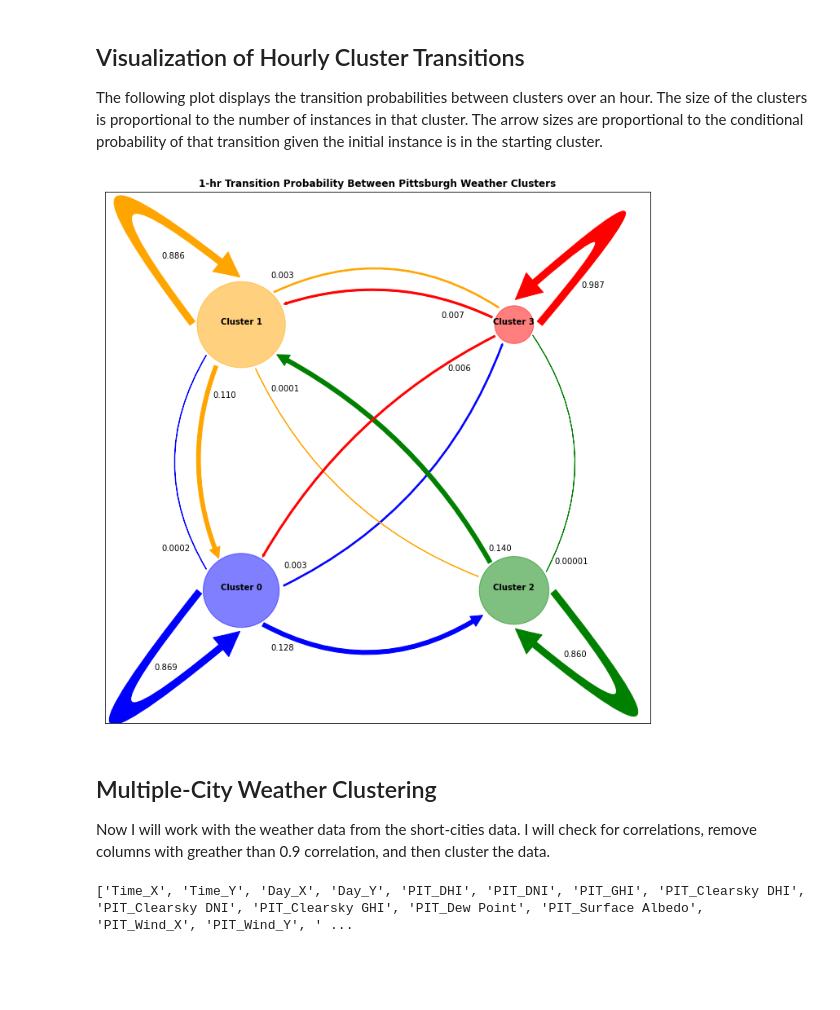
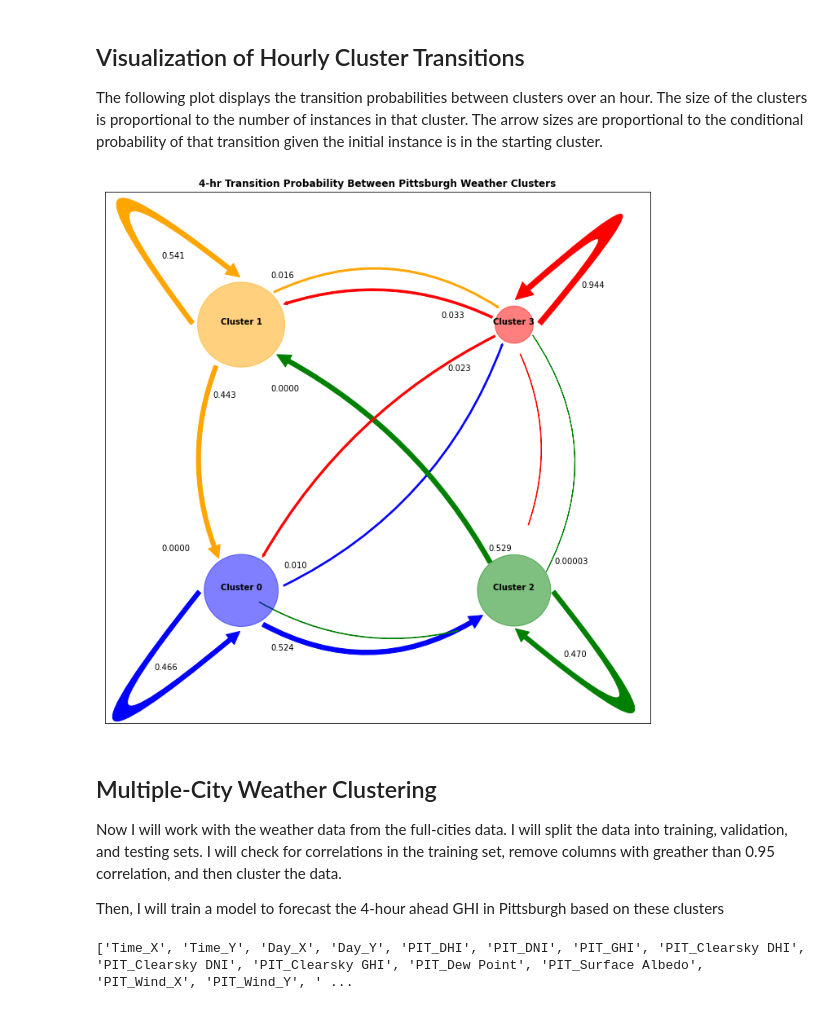
Before and after one commit to johnjkieffer/Solar_Forecasting, a Jupyter notebook: Clustering.ipynb, the cells around one changed output. Cells and saved outputs as stored; diff of their text form; code cells hidden in the pictures; blank space fills up the shorter version.

```diff
--- a/Clustering.ipynb
+++ b/Clustering.ipynb
@@ -54,13 +58,16 @@ corr
 | PIT_Global Horizontal UV Irradian... | -6.208470e-02 | -7.007802e-01 | 3.180459e-02 | -2.913570e-01 | 0.739780 | 0.771934 | 0.959560 | 0.728986 | 0.795526 | ... |
 | PIT_Global Horizontal UV Irradian... | -6.197646e-02 | -6.995744e-01 | 3.199846e-02 | -2.921264e-01 | 0.739696 | 0.770293 | 0.959361 | 0.728399 | 0.793996 | ... |
 # %%
+# Create bool numpy array to signify whether a column should be kept or not
 columns = np.full((corr.shape[0],), True, dtype=bool)
-
+# Iterate over all columns of raw data checking the correlation with other columns
+# If the correlation is over the threshold, then elimate one of the two columsn
 for i in range(corr.shape[0]):
     for j in range(i+1, corr.shape[0]):
-        if corr.iloc[i,j] >= 0.9:
+        if corr.iloc[i,j] >= 0.95:
             if columns[j]:
                 columns[j] = False
+# Create a new dataframe with only the columns not highly correlated with another
 selected_columns = PIT_weather.columns[columns]
 PIT_weather = PIT_weather[selected_columns]
 PIT_weather.head()
@@ -354,8 +387,8 @@ Now I'm interested in the transition probabilities between clusters over a one-h
 # hourly_transitions[2, 1] is the number of transitions FROM cluster 2 TO cluster 1
 hourly_transitions = np.zeros((4, 4))
 
-for i in range(2, PIT_weather['Cluster'].shape[0]):
-    cluster_from = PIT_weather['Cluster'][i-2]
+for i in range(8, PIT_weather['Cluster'].shape[0]):
+    cluster_from = PIT_weather['Cluster'][i-8]
     cluster_to = PIT_weather['Cluster'][i]
     hourly_transitions[cluster_from, cluster_to] += 1
 
@@ -485,37 +519,39 @@ three_three = patches.FancyArrowPatch((2.18, 2), (2, 2.18), color='r',
                                    arrowstyle=f"simple, tail_width={tw[3,3]}, head_width={hw[3,3]}, head_length={hl[3,3]}",
                                    connectionstyle='arc3,rad=7')
 
 plt.text(-0.55, -0.6, f'{hourly_transitions_norm[0,0]:.3f}', horizontalalignment='center')
 plt.text(-0.48, 0.3, f'{hourly_transitions_norm[0,1]:.4f}', horizontalalignment='center')
 plt.text(0.3, -0.45, f'{hourly_transitions_norm[0,2]:.3f}', horizontalalignment='center')
 plt.text(0.4, 0.17, f'{hourly_transitions_norm[0,3]:.3f}', horizontalalignment='center')
 
 plt.text(-0.12, 1.45, f'{hourly_transitions_norm[1,0]:.3f}', horizontalalignment='center')
 plt.text(-0.5, 2.5, f'{hourly_transitions_norm[1,1]:.3f}', horizontalalignment='center')
 plt.text(0.32, 1.5, f'{hourly_transitions_norm[1,2]:.4f}', horizontalalignment='center')
 plt.text(0.3, 2.35, f'{hourly_transitions_norm[1,3]:.3f}', horizontalalignment='center')
 
 plt.text(1.9, 0.3, f'{hourly_transitions_norm[2,1]:.3f}', horizontalalignment='center')
 plt.text(2.45, -0.5, f'{hourly_transitions_norm[2,2]:.3f}', horizontalalignment='center')
 plt.text(2.42, 0.2, f'{hourly_transitions_norm[2,3]:.5f}', horizontalalignment='center')
 
 plt.text(1.6, 1.65, f'{hourly_transitions_norm[3,0]:.3f}', horizontalalignment='center')
 plt.text(1.55, 2.05, f'{hourly_transitions_norm[3,1]:.3f}', horizontalalignment='center')
 plt.text(2.58, 2.28, f'{hourly_transitions_norm[3,3]:.3f}', horizontalalignment='center')
 
 for a in [zero_zero, zero_one, zero_two, zero_three, one_zero, one_one, one_two, one_three,
           two_zero, two_one, two_two, two_three, three_zero, three_one, three_two, three_three]:
     plt.gca().add_patch(a)
 
 ax.set(xlim=(-1, 3), ylim=(-1, 3))
 ax.xaxis.set_visible(False)
 ax.yaxis.set_visible(False)
-plt.title('1-hr Transition Probability Between Pittsburgh Weather Clusters', fontweight='bold')
+plt.title('4-hr Transition Probability Between Pittsburgh Weather Clusters', fontweight='bold')
 plt.show()
 # %% [output]
-[figure, old version]
+[figure, new version]
 # %% [markdown]
 ## Multiple-City Weather Clustering
 
-Now I will work with the weather data from the short-cities data. I will check for correlations, remove columns with greather than 0.9 correlation, and then cluster the data.
+Now I will work with the weather data from the full-cities data. I will split the data into training, validation, and testing sets. I will check for correlations in the training set, remove columns with greather than 0.95 correlation, and then cluster the data.
+
+Then, I will train a model to forecast the 4-hour ahead GHI in Pittsburgh based on these clusters
 # %%
```
Also changed, not shown: parts of 92 cells of this notebook.
